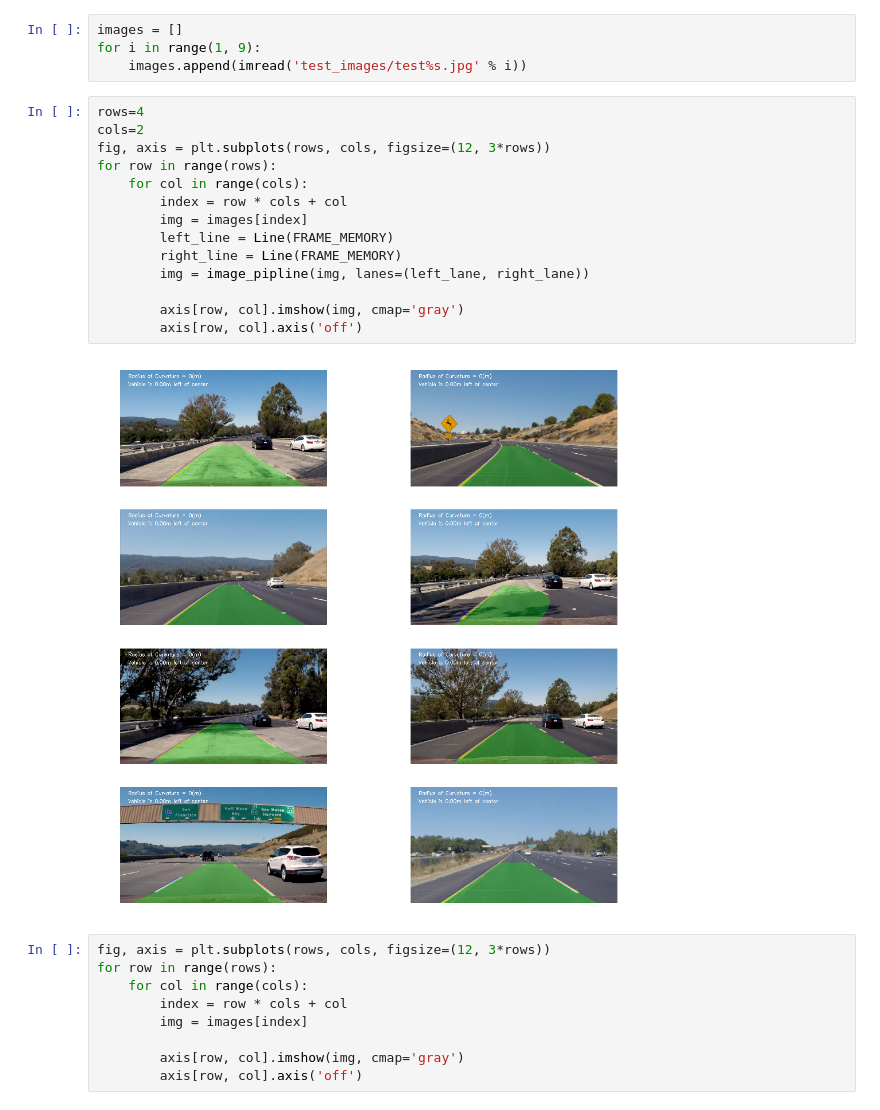
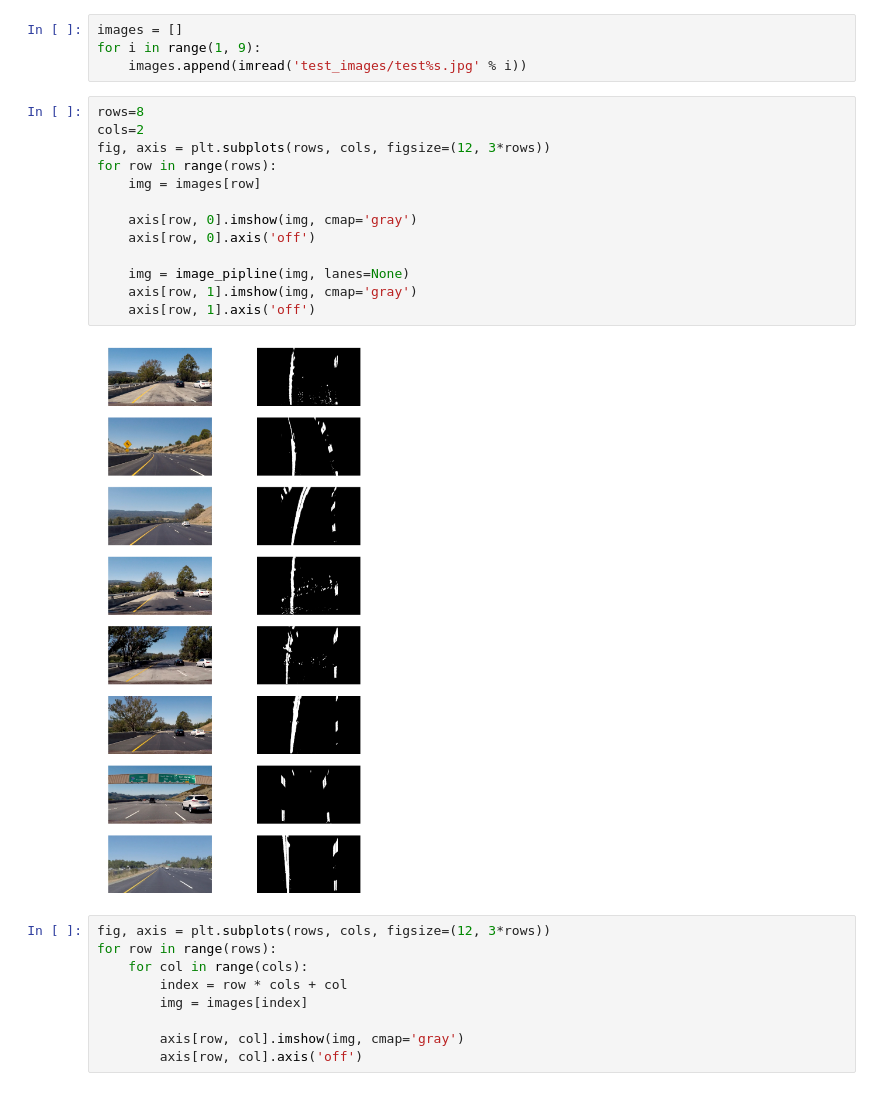
Before and after one commit to Aipakazuma/CarND-advancedLaneLines, a Jupyter notebook: Advanced Lane Lines.ipynb, the cells around one changed output. Saved outputs shown, nothing was run; the diff lists cells and outputs as text.

```diff
--- a/Advanced Lane Lines.ipynb
+++ b/Advanced Lane Lines.ipynb
@@ -598,21 +580,20 @@ images = []
 for i in range(1, 9):
     images.append(imread('test_images/test%s.jpg' % i))
 # %%
-rows=4
+rows=8
 cols=2
 fig, axis = plt.subplots(rows, cols, figsize=(12, 3*rows))
 for row in range(rows):
-    for col in range(cols):
-        index = row * cols + col
-        img = images[index]
-        left_line = Line(FRAME_MEMORY)
-        right_line = Line(FRAME_MEMORY)
-        img = image_pipline(img, lanes=(left_lane, right_lane))
+    img = images[row]
 
-        axis[row, col].imshow(img, cmap='gray')
-        axis[row, col].axis('off')
+    axis[row, 0].imshow(img, cmap='gray')
+    axis[row, 0].axis('off')
+
+    img = image_pipline(img, lanes=None)
+    axis[row, 1].imshow(img, cmap='gray')
+    axis[row, 1].axis('off')
 # %% [output]
-[figure, old version]
+[figure, new version]
 # %%
 fig, axis = plt.subplots(rows, cols, figsize=(12, 3*rows))
 for row in range(rows):
```
Also changed, not shown: parts of 2 cells of this notebook, 1 other file.
